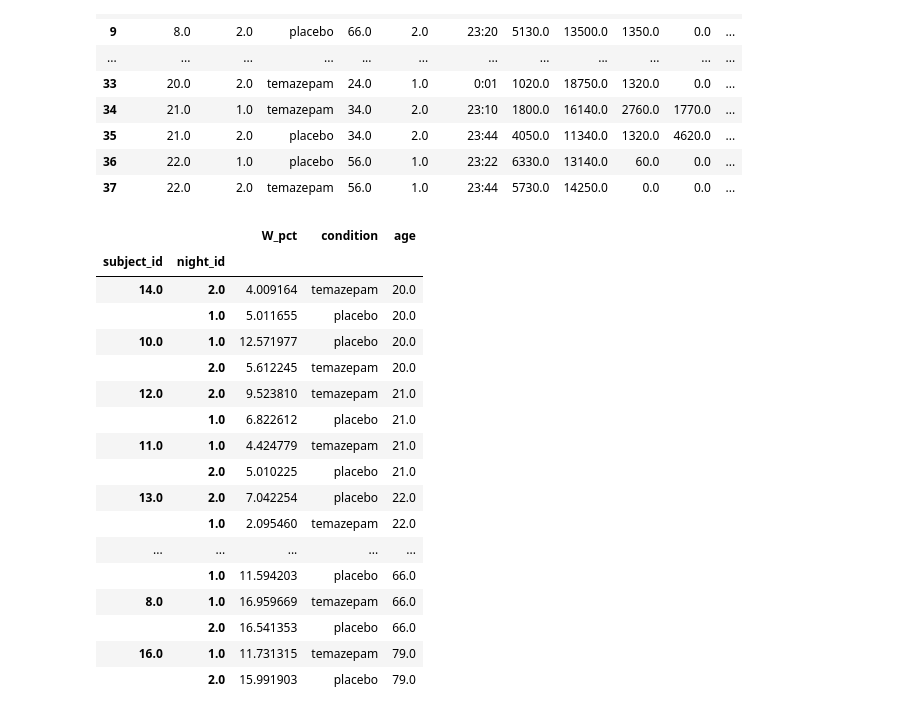
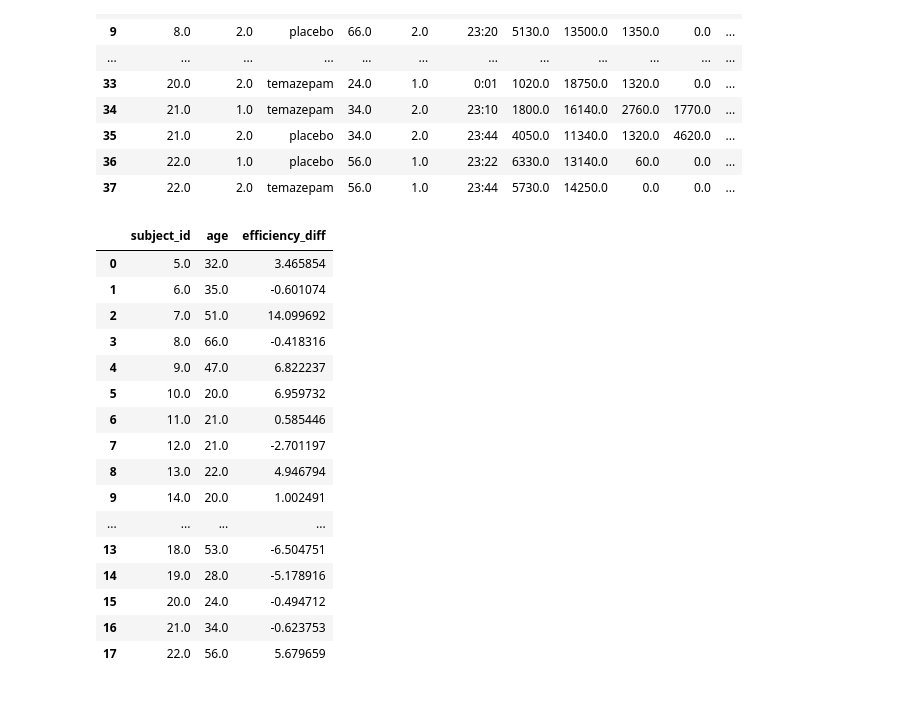
Before and after one commit to CONNIELIUGH/DSC106_Final_Project, a Jupyter notebook: notebooks/DSC_106_final_milan.ipynb, the cells around one changed output. Drawn from its saved outputs; the diff is of its cells as text; code cells hidden in the pictures.

```diff
--- a/notebooks/DSC_106_final_milan.ipynb
+++ b/notebooks/DSC_106_final_milan.ipynb
@@ -243,23 +256,39 @@ filtered_stage_pivot = stage_pivot[stage_pivot['subject_id'].isin(subjects_with_
 
 my_filter = filtered_stage_pivot.set_index(['subject_id', 'night_id'])
 # %%
-my_filter[['W_pct', 'condition', 'age']].sort_values('age')
+my_filter['efficiency'] = (my_filter['total'] - my_filter['W']) / my_filter['total'] * 100
+
+eff_pivot = my_filter.pivot_table(
+    index='subject_id',
+    columns='condition',
+    values='efficiency'
+).reset_index()
+
+# Calculate the difference: temazepam - placebo
+eff_pivot['efficiency_diff'] = eff_pivot['temazepam'] - eff_pivot['placebo']
+
+# Get age for each subject (assuming age is constant per subject)
+age_df = my_filter.reset_index().groupby('subject_id')['age'].first().reset_index()
+
+# Merge with efficiency difference
+result = eff_pivot[['subject_id', 'efficiency_diff']].merge(age_df, on='subject_id', how='left')
+
+result[['subject_id', 'age', 'efficiency_diff']]
 # %% [output]
-|  |  | W_pct | condition | age |
-| subject_id | night_id |  |  |  |
-| 14.0 | 2.0 | 4.009164 | temazepam | 20.0 |
-|  | 1.0 | 5.011655 | placebo | 20.0 |
-| 10.0 | 1.0 | 12.571977 | placebo | 20.0 |
-|  | 2.0 | 5.612245 | temazepam | 20.0 |
-| 12.0 | 2.0 | 9.523810 | temazepam | 21.0 |
-|  | 1.0 | 6.822612 | placebo | 21.0 |
-| 11.0 | 1.0 | 4.424779 | temazepam | 21.0 |
-|  | 2.0 | 5.010225 | placebo | 21.0 |
-| 13.0 | 2.0 | 7.042254 | placebo | 22.0 |
-|  | 1.0 | 2.095460 | temazepam | 22.0 |
-| ... | ... | ... | ... | ... |
-|  | 1.0 | 11.594203 | placebo | 66.0 |
-| 8.0 | 1.0 | 16.959669 | temazepam | 66.0 |
-|  | 2.0 | 16.541353 | placebo | 66.0 |
-| 16.0 | 1.0 | 11.731315 | temazepam | 79.0 |
-|  | 2.0 | 15.991903 | placebo | 79.0 |
+|  | subject_id | age | efficiency_diff |
+| 0 | 5.0 | 32.0 | 3.465854 |
+| 1 | 6.0 | 35.0 | -0.601074 |
+| 2 | 7.0 | 51.0 | 14.099692 |
+| 3 | 8.0 | 66.0 | -0.418316 |
+| 4 | 9.0 | 47.0 | 6.822237 |
+| 5 | 10.0 | 20.0 | 6.959732 |
+| 6 | 11.0 | 21.0 | 0.585446 |
+| 7 | 12.0 | 21.0 | -2.701197 |
+| 8 | 13.0 | 22.0 | 4.946794 |
+| 9 | 14.0 | 20.0 | 1.002491 |
+| ... | ... | ... | ... |
+| 13 | 18.0 | 53.0 | -6.504751 |
+| 14 | 19.0 | 28.0 | -5.178916 |
+| 15 | 20.0 | 24.0 | -0.494712 |
+| 16 | 21.0 | 34.0 | -0.623753 |
+| 17 | 22.0 | 56.0 | 5.679659 |
```
Also changed, not shown: parts of 6 cells of this notebook, 2 other files.
